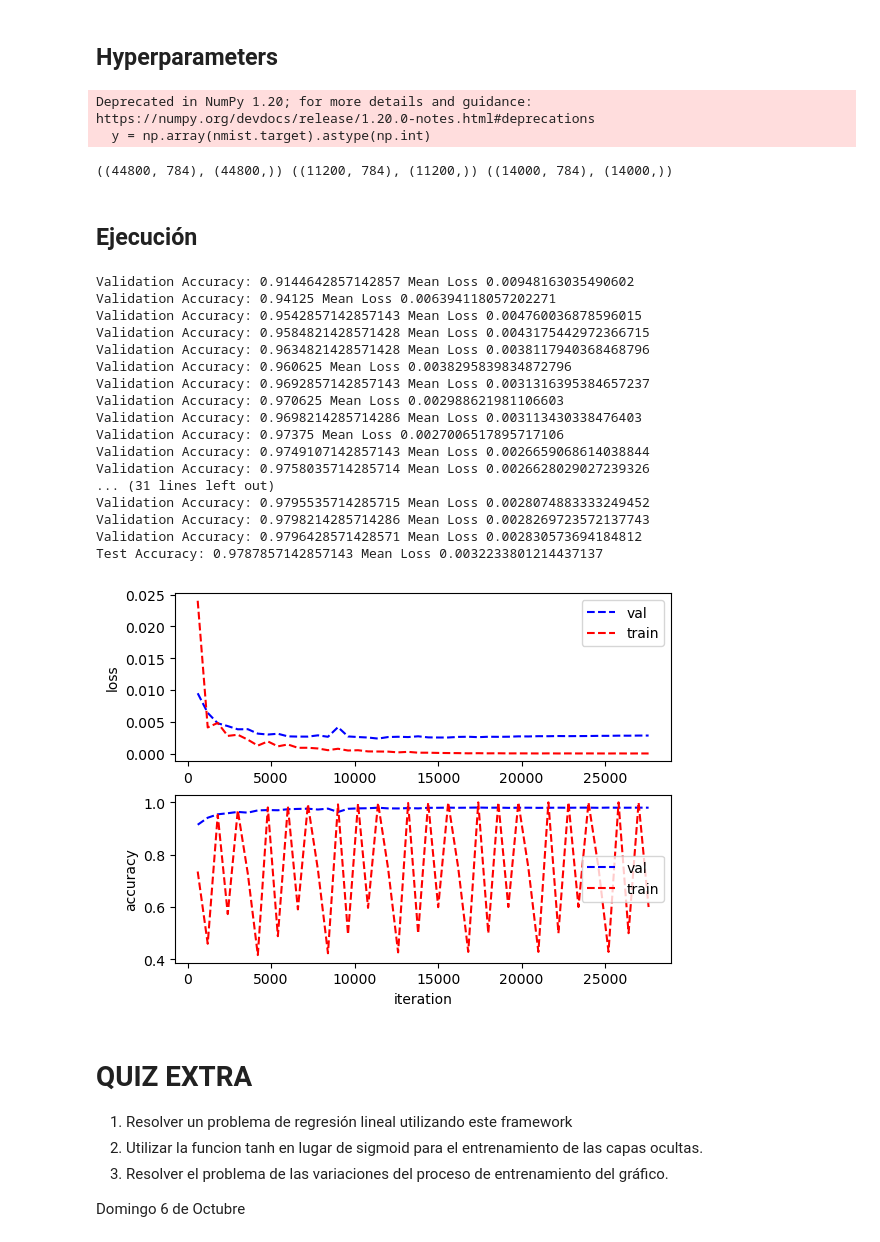
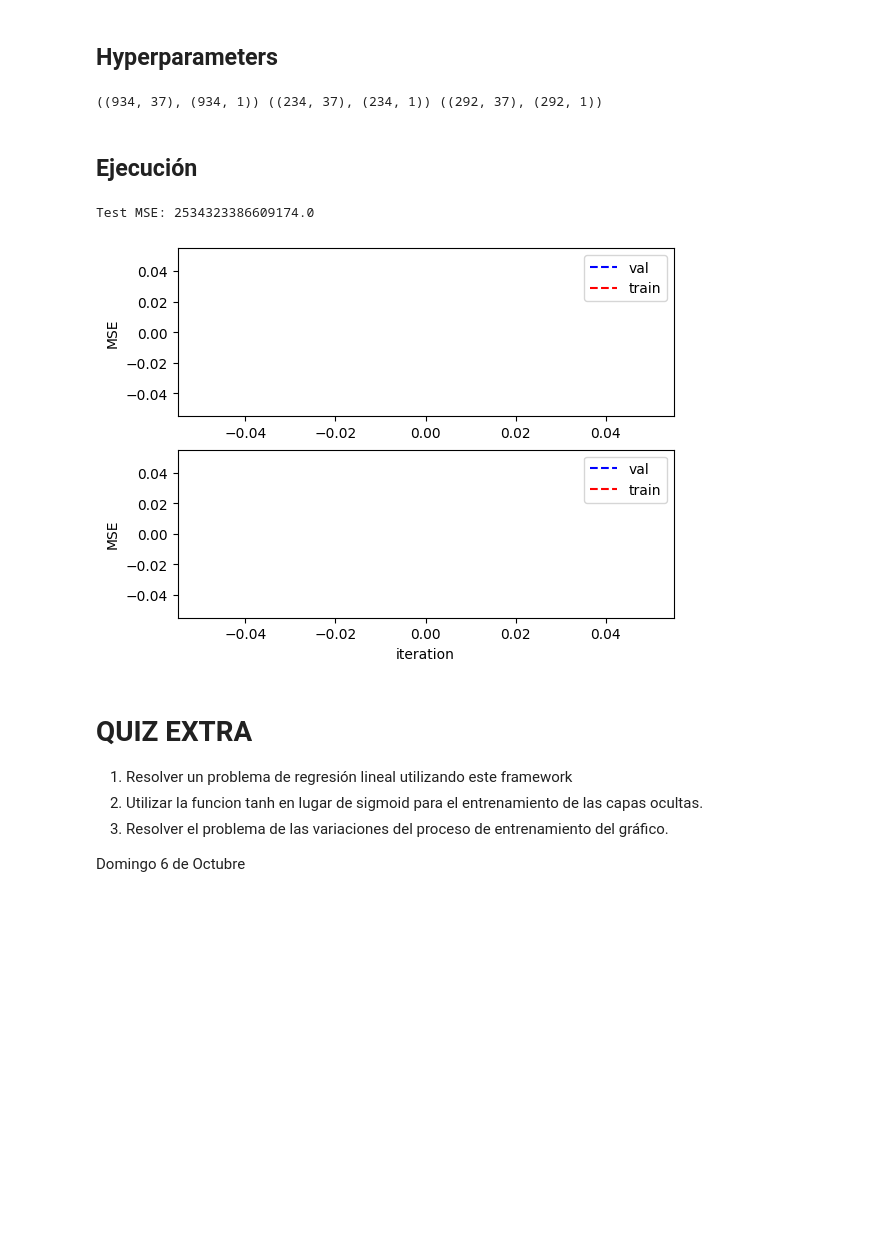
Before and after one commit to bitfalt/IA-Tarea2, a Jupyter notebook: NN From Scratch - AI Docs GR 2.ipynb, the cells around one changed output. Cells and saved outputs as stored; diff of their text form; code cells hidden in the pictures; blank space fills up the shorter version.

```diff
--- a/NN From Scratch - AI Docs GR 2.ipynb
+++ b/NN From Scratch - AI Docs GR 2.ipynb
@@ -199,7 +199,7 @@ class model():
 
         return self.loss_layer.forward(data)
 
-    def backward(self, y, o):
+    def backward(self, y):
         #Calcula la gradiente de la perdida con respecto a la etiqueta Y
         self.loss_layer.backward(y)
         prev = self.loss_layer
@@ -221,11 +221,11 @@ class model():
 # %%
 """ Descarga el dataset de sklearns """
 from sklearn.datasets import fetch_openml
-filename = 'nmist.ds'
+filename = 'house_prices.ds'
 if not os.path.exists(filename):
-    mnist = fetch_openml('mnist_784')
+    housing = fetch_openml(name="house_prices", as_frame=True)
     outfile = open(filename,'wb')
-    pickle.dump(mnist, outfile)
+    pickle.dump(housing, outfile)
     outfile.close()
 # %%
 def _shuffle(x, y):
@@ -305,22 +305,28 @@ class dataset_splitter():
 ## Hyperparameters
 # %%
 #hyperparameters
-dataset_path = r"nmist.ds"
+dataset_path = r"house_prices.ds"
 batch_size = 32
 validate_every_no_of_batches = 600
 epochs = 20
-input_size = 784
-output_size = 10
-hidden_shapes = [ 512, 32]
-lr = 0.0035
-output_log = r"nmist_log.txt"
+input_size = 32
+output_size = 1
+hidden_shapes = [ 64, 32]
+lr = 0.0005
+output_log = r"house_prices_log.txt"
 with open(dataset_path, "rb") as input_file:
     #Carga el MNIST desde archivo
-    nmist = pickle.load(input_file)
-    x = np.array(nmist.data)
-    x = x / 255.0 # Normalizacion
-    y = np.array(nmist.target).astype(np.int)
+    housing = pickle.load(input_file)
+    numeric_cols = housing.data.select_dtypes(include=np.number)
+    numeric_cols = numeric_cols.fillna(numeric_cols.mean())
+    x = numeric_cols.to_numpy()
+    #x = x / 255.0 # Normalizacion
+    y = np.array(housing.target)
+    y = y.reshape(-1, 1)
     #print(x)
+
+
+input_size = x.shape[1]
 data = dataset(x, y, batch_size)
 splitter = dataset_splitter(data.compl_x, data.compl_y, batch_size, 0.8, 0.2)
 #Obtiene los dataset del splitter
@@ -328,12 +334,10 @@ ds_train = splitter.ds_train
 ds_val = splitter.ds_val
 ds_test = splitter.ds_test
 # %% [output]
-Deprecated in NumPy 1.20; for more details and guidance: https://numpy.org/devdocs/release/1.20.0-notes.html#deprecations
-  y = np.array(nmist.target).astype(np.int)
+((934, 37), (934, 1)) ((234, 37), (234, 1)) ((292, 37), (292, 1))
-((44800, 784), (44800,)) ((11200, 784), (11200,)) ((14000, 784), (14000,))
 # %%
 class ConfigEnum:
-    MNIST = range(1)
+    HOUSING = range(1)
 
 #factory-like class which produces different configs for each dataset tested
 class hyperparams():
@@ -380,12 +384,12 @@ class historian():
 
     def __init__(self, figsize=(8,6)):
         self.iter = []
-        self.acc =  []
+        self.mse =  []
         self.loss = []
 
-    def add(self, iter, loss, accuracy):
+    def add(self, iter, loss, mse):
         self.iter += [ iter ]
-        self.acc +=  [ accuracy ]
+        self.mse +=  [ mse ]
         self.loss += [ loss ]
 
 
@@ -396,13 +400,13 @@ class nnplotter():
         ax = plt.subplot(2, 1, 1)
         ax.plot(val_history.iter, val_history.loss, 'b--', label="val")
         ax.plot(train_history.iter, train_history.loss, 'r--', label="train")
-        plt.ylabel("loss")
+        plt.ylabel("MSE")
         ax.legend()
 
         ax2 = plt.subplot(2, 1, 2)
-        ax2.plot(val_history.iter, val_history.acc, 'b--', label="val")
-        ax2.plot(train_history.iter, train_history.acc, 'r--', label= "train")
-        plt.ylabel("accuracy")
+        ax2.plot(val_history.iter, val_history.mse, 'b--', label="val")
+        ax2.plot(train_history.iter, train_history.mse, 'r--', label= "train")
+        plt.ylabel("MSE")
         plt.xlabel("iteration")
         ax2.legend()
 
@@ -464,33 +471,17 @@ def test(nn, ds, verbose=False, phase="Validation"):
 # %%
-hp = hyperparams(ConfigEnum.MNIST)
+hp = hyperparams(ConfigEnum.HOUSING)
 #nn = model(hp.input_size, hp.output_size, hp.hidden_shapes, sigmoid, sigmoid_grad)
-nn = model(hp.input_size, hp.output_size, hp.hidden_shapes, relu, relu_grad)
+nn = model(hp.input_size, hp.output_size, hp.hidden_shapes, sigmoid, sigmoid_grad)
 val_hist = historian()
 train_hist = historian()
-logger = nnlogger(hp.output_log, ("Epoch", "Phase", "Iteration", "Accuracy", "Loss") )
+logger = nnlogger(hp.output_log, ("Epoch", "Phase", "Iteration", "MSE", "Loss") )
 train(nn, hp, val_hist, train_hist, logger)
 test(nn, hp.ds_test, verbose=True, phase="Test")
 nnplotter.view(val_hist, train_hist) #see results on plot
 logger.close()
 # %% [output]
-Validation Accuracy: 0.9144642857142857 Mean Loss 0.00948163035490602
-Validation Accuracy: 0.94125 Mean Loss 0.006394118057202271
-Validation Accuracy: 0.9542857142857143 Mean Loss 0.004760036878596015
-Validation Accuracy: 0.9584821428571428 Mean Loss 0.0043175442972366715
-Validation Accuracy: 0.9634821428571428 Mean Loss 0.0038117940368468796
-Validation Accuracy: 0.960625 Mean Loss 0.0038295839834872796
-Validation Accuracy: 0.9692857142857143 Mean Loss 0.0031316395384657237
-Validation Accuracy: 0.970625 Mean Loss 0.002988621981106603
-Validation Accuracy: 0.9698214285714286 Mean Loss 0.003113430338476403
-Validation Accuracy: 0.97375 Mean Loss 0.0027006517895717106
-Validation Accuracy: 0.9749107142857143 Mean Loss 0.0026659068614038844
-Validation Accuracy: 0.9758035714285714 Mean Loss 0.0026628029027239326
-... (31 lines left out)
-Validation Accuracy: 0.9795535714285715 Mean Loss 0.0028074883333249452
-Validation Accuracy: 0.9798214285714286 Mean Loss 0.0028269723572137743
-Validation Accuracy: 0.9796428571428571 Mean Loss 0.002830573694184812
-Test Accuracy: 0.9787857142857143 Mean Loss 0.0032233801214437137
+Test MSE: 2534323386609174.0
-[figure, old version]
+[figure, new version]
 # %% [markdown]
  # QUIZ EXTRA
  1. Resolver un problema de regresión lineal utilizando este framework
```
Also changed, not shown: parts of 1 cell of this notebook, 2 other files.
